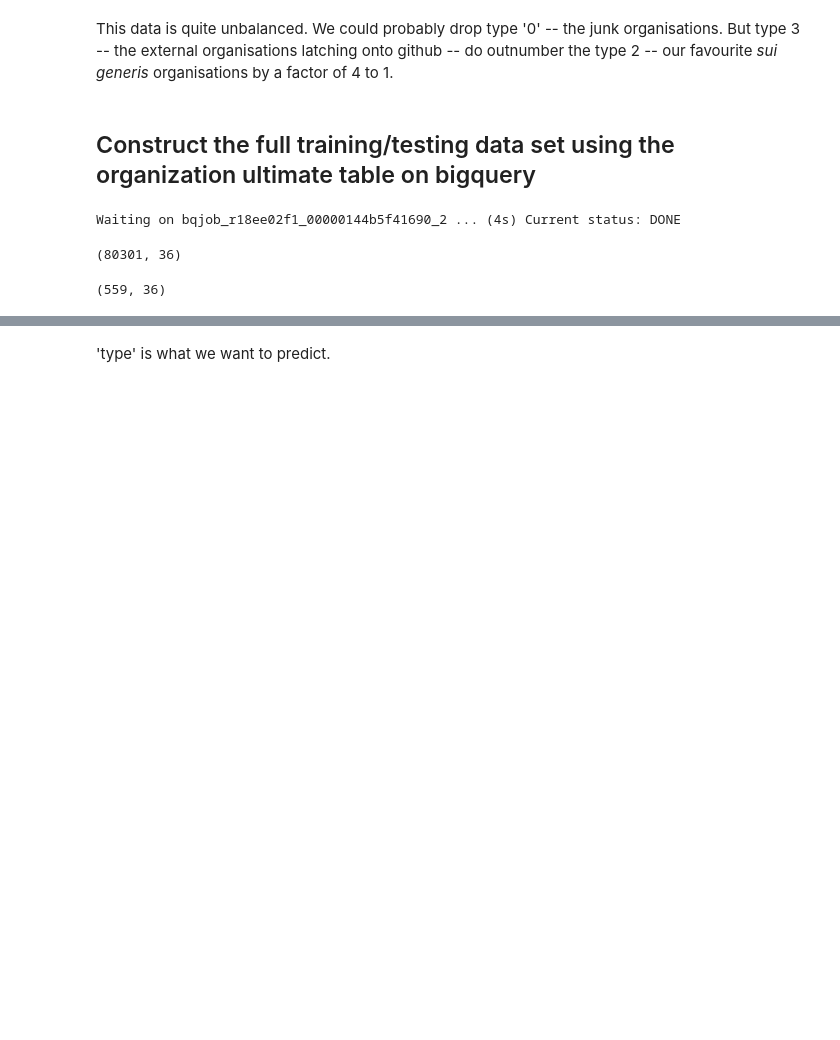
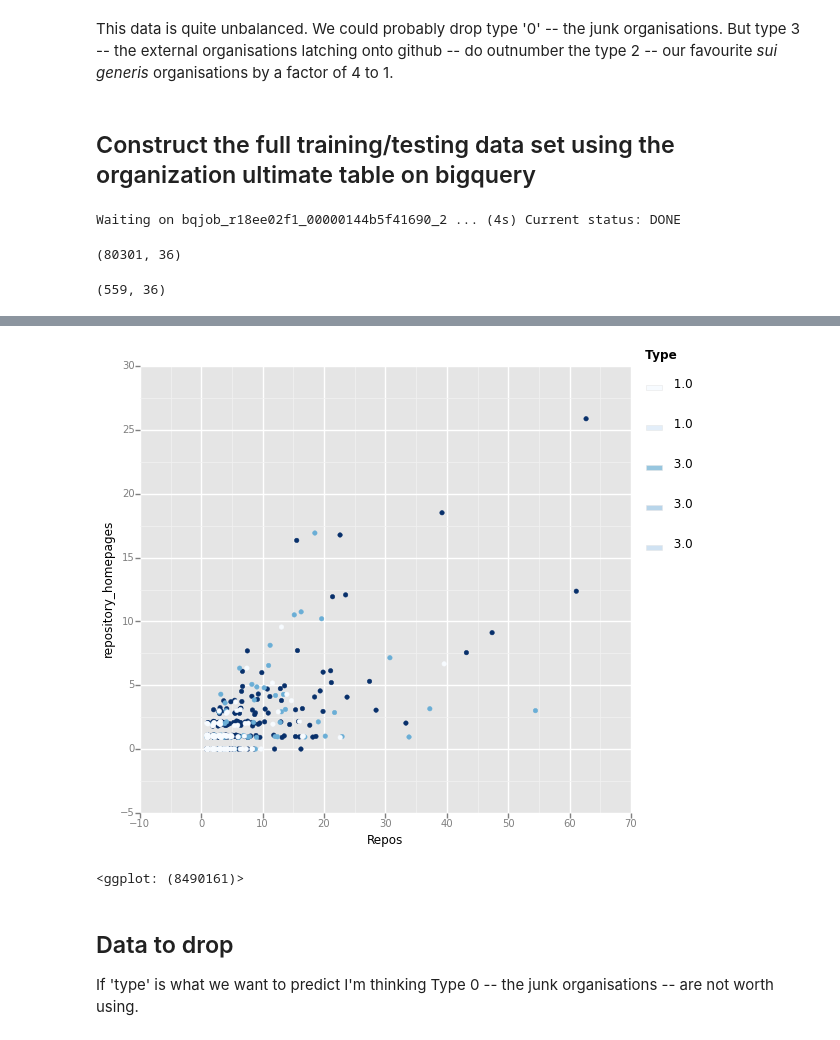
Before and after one commit to metacommunities/metacommunities, a Jupyter notebook: adrian/Github_classify_org.ipynb, the cells around one changed output, grey strips where cells are left out. Cells and saved outputs as stored; diff of their text form; code cells hidden in the pictures; blank space fills up the shorter version.

```diff
--- a/adrian/Github_classify_org.ipynb
+++ b/adrian/Github_classify_org.ipynb
@@ -135,2 +162,12 @@ print '[%s]' % '\n '.join(map(str, org_full_training_df.columns.tolist()))
+# %%
+# there are few outliers that wreck this graph if they are plotted, so keeping Repo count < 100.
+
+p1 = ggplot(org_full_training_df.ix[org_full_training_df.Repos<100], aes(y='repository_homepages', x= 'Repos', color='type')) + geom_jitter()
+print(p1)
+# %% [output]
+[figure, added]
+<ggplot: (8490161)>
 # %% [markdown]
-'type' is what we want to predict.
+## Data to drop
+
+If 'type' is what we want to predict I'm thinking Type 0 -- the junk organisations -- are not worth using.
```
Also changed, not shown: parts of 33 cells of this notebook, 1 other file.
